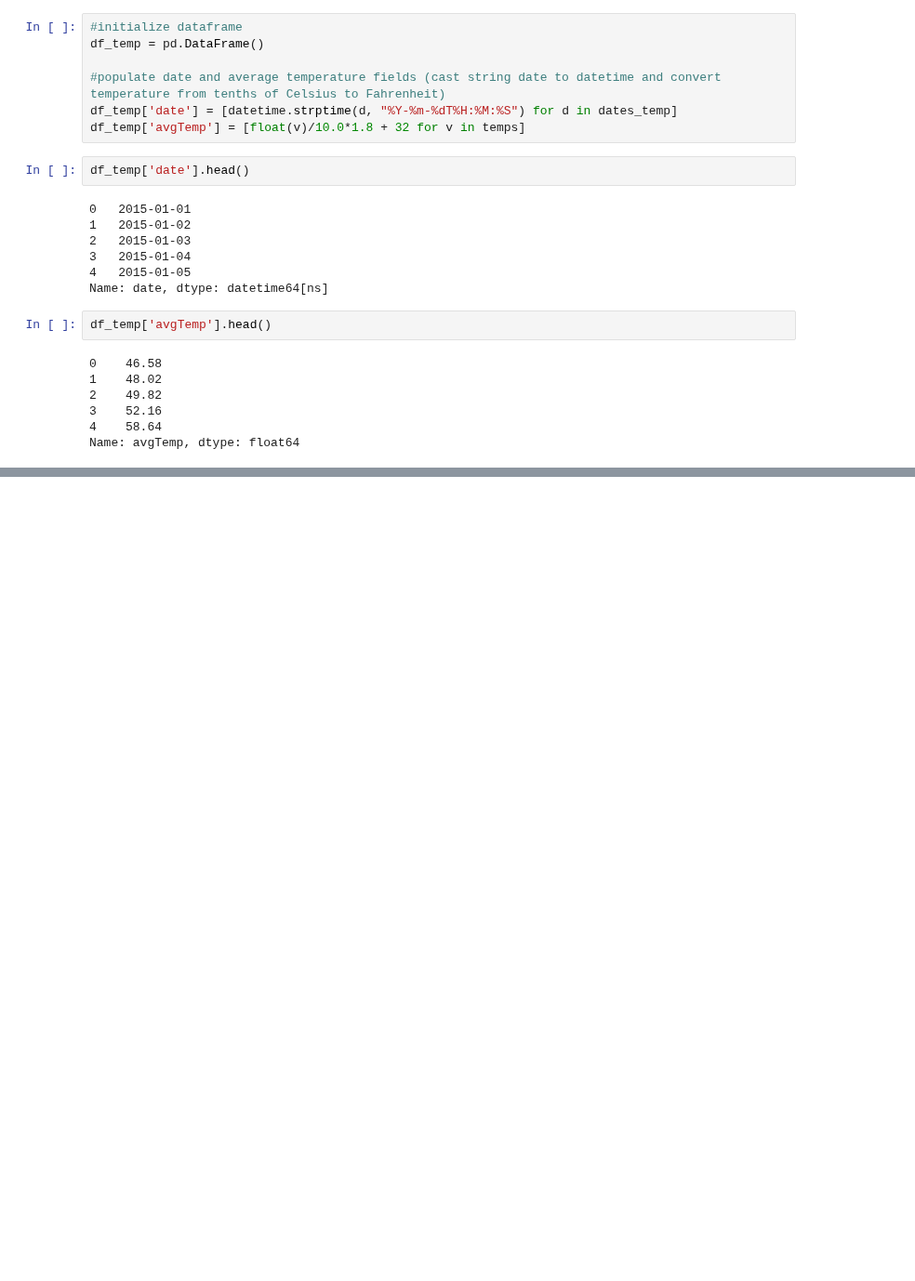
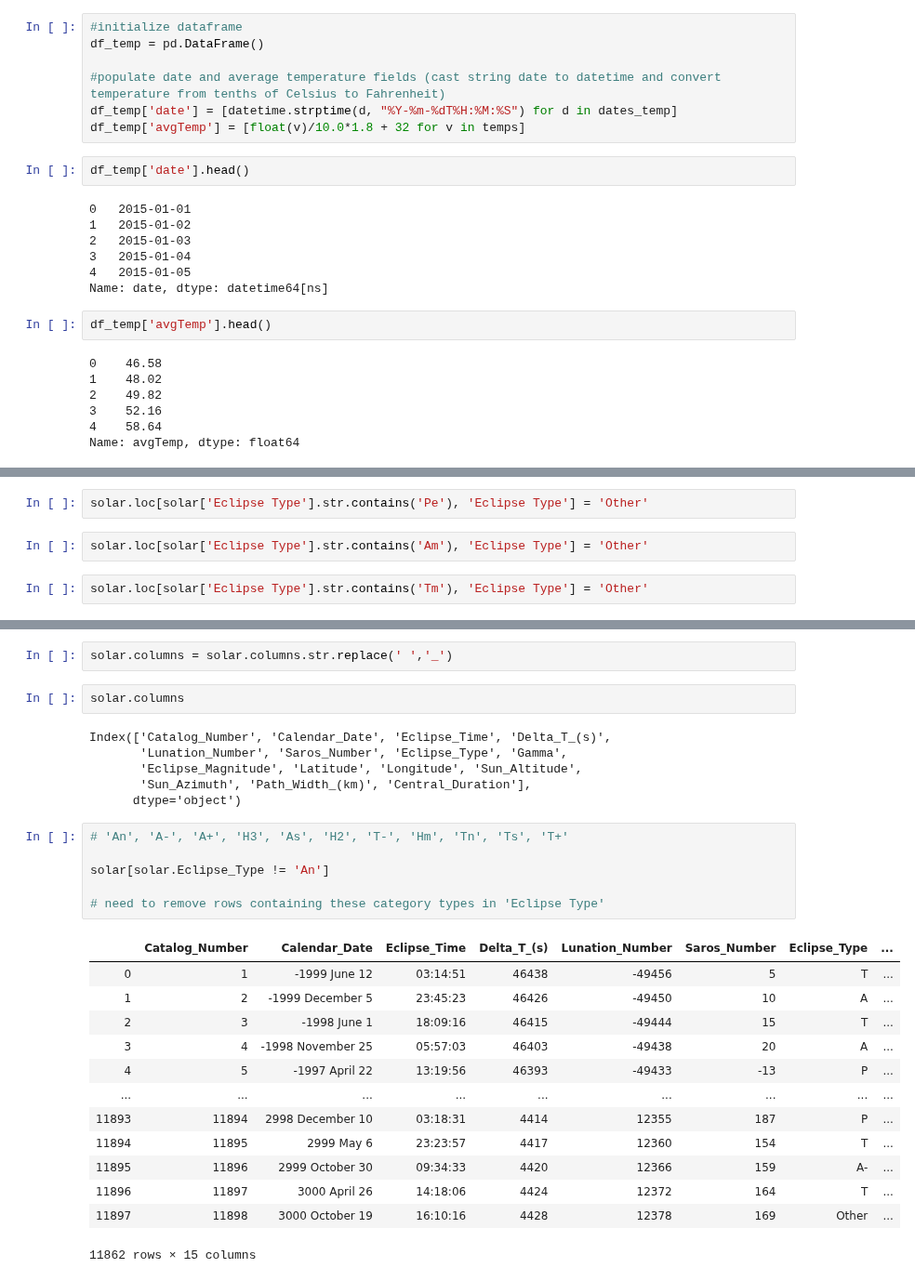
Before and after one commit to haggarw3/daft-miami-1019-labs, a Jupyter notebook: module-3/Supervised-Learning/your-code/project draft.ipynb, the cells around one changed output, grey strips where cells are left out. Shown at 93% size. Drawn from its saved outputs; the diff is of its cells as text; blank space fills up the shorter version.

```diff
--- a/module-3/Supervised-Learning/your-code/project draft.ipynb
+++ b/module-3/Supervised-Learning/your-code/project draft.ipynb
@@ -76,0 +166,6 @@ Name: avgTemp, dtype: float64
+# %%
+solar.loc[solar['Eclipse Type'].str.contains('Pe'), 'Eclipse Type'] = 'Other'
+# %%
+solar.loc[solar['Eclipse Type'].str.contains('Am'), 'Eclipse Type'] = 'Other'
+# %%
+solar.loc[solar['Eclipse Type'].str.contains('Tm'), 'Eclipse Type'] = 'Other'
@@ -76,0 +188,30 @@ Name: avgTemp, dtype: float64
+# %%
+solar.columns = solar.columns.str.replace(' ','_')
+# %%
+solar.columns
+# %% [output]
+Index(['Catalog_Number', 'Calendar_Date', 'Eclipse_Time', 'Delta_T_(s)',
+       'Lunation_Number', 'Saros_Number', 'Eclipse_Type', 'Gamma',
+       'Eclipse_Magnitude', 'Latitude', 'Longitude', 'Sun_Altitude',
+       'Sun_Azimuth', 'Path_Width_(km)', 'Central_Duration'],
+      dtype='object')
+# %%
+# 'An', 'A-', 'A+', 'H3', 'As', 'H2', 'T-', 'Hm', 'Tn', 'Ts', 'T+'
+
+solar[solar.Eclipse_Type != 'An']
+
+# need to remove rows containing these category types in 'Eclipse Type'
+# %% [output]
+|  | Catalog_Number | Calendar_Date | Eclipse_Time | Delta_T_(s) | Lunation_Number | Saros_Number | Eclipse_Type | ... |
+| 0 | 1 | -1999 June 12 | 03:14:51 | 46438 | -49456 | 5 | T | ... |
+| 1 | 2 | -1999 December 5 | 23:45:23 | 46426 | -49450 | 10 | A | ... |
+| 2 | 3 | -1998 June 1 | 18:09:16 | 46415 | -49444 | 15 | T | ... |
+| 3 | 4 | -1998 November 25 | 05:57:03 | 46403 | -49438 | 20 | A | ... |
+| 4 | 5 | -1997 April 22 | 13:19:56 | 46393 | -49433 | -13 | P | ... |
+| ... | ... | ... | ... | ... | ... | ... | ... | ... |
+| 11893 | 11894 | 2998 December 10 | 03:18:31 | 4414 | 12355 | 187 | P | ... |
+| 11894 | 11895 | 2999 May 6 | 23:23:57 | 4417 | 12360 | 154 | T | ... |
+| 11895 | 11896 | 2999 October 30 | 09:34:33 | 4420 | 12366 | 159 | A- | ... |
+| 11896 | 11897 | 3000 April 26 | 14:18:06 | 4424 | 12372 | 164 | T | ... |
+| 11897 | 11898 | 3000 October 19 | 16:10:16 | 4428 | 12378 | 169 | Other | ... |
+11862 rows × 15 columns
```
Also changed, not shown: parts of 51 cells of this notebook.
